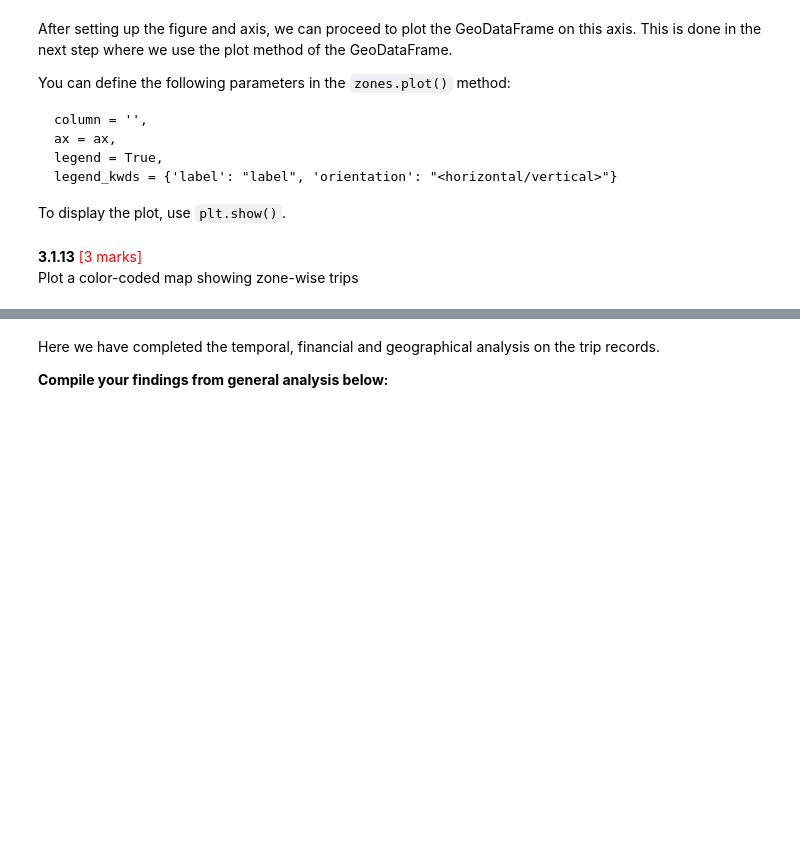
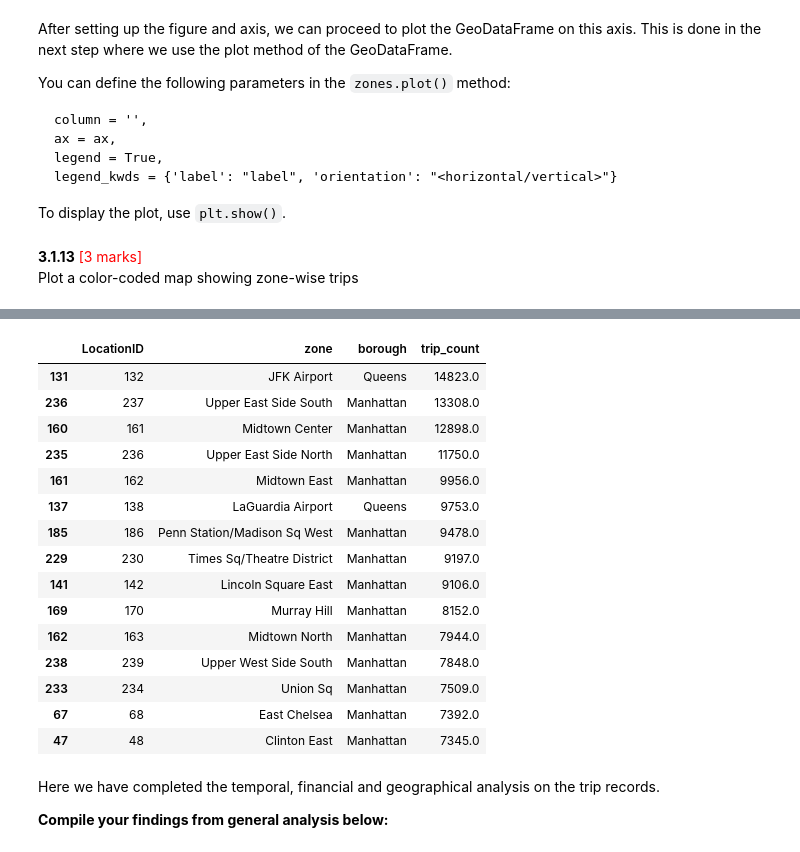
Before and after one commit to viswanathamveluri/epg-appliedai, a Jupyter notebook: assessment/EDA_Assg_NYC_Taxi_Starter.ipynb, the cells around one changed output, grey strips where cells are left out. Drawn from its saved outputs; the diff is of its cells as text; code cells hidden in the pictures; blank space fills up the shorter version.

```diff
--- a/assessment/EDA_Assg_NYC_Taxi_Starter.ipynb
+++ b/assessment/EDA_Assg_NYC_Taxi_Starter.ipynb
@@ -1970,5 +2238,40 @@ Plot a color-coded map showing zone-wise trips
 # %%
-# can you try displaying the zones DF sorted by the number of trips?
+# can you try displaying the zones DF
+# sorted by the number of trips?
+
+zones_sorted = (
+    zones_trips[
+        [
+            'LocationID',
+            'zone',
+            'borough',
+            'trip_count'
+        ]
+    ]
+    .sort_values(
+        by='trip_count',
+        ascending=False
+    )
+)
+
+zones_sorted.head(15)
+# %% [output]
+|  | LocationID | zone | borough | trip_count |
+| 131 | 132 | JFK Airport | Queens | 14823.0 |
+| 236 | 237 | Upper East Side South | Manhattan | 13308.0 |
+| 160 | 161 | Midtown Center | Manhattan | 12898.0 |
+| 235 | 236 | Upper East Side North | Manhattan | 11750.0 |
+| 161 | 162 | Midtown East | Manhattan | 9956.0 |
+| 137 | 138 | LaGuardia Airport | Queens | 9753.0 |
+| 185 | 186 | Penn Station/Madison Sq West | Manhattan | 9478.0 |
+| 229 | 230 | Times Sq/Theatre District | Manhattan | 9197.0 |
+| 141 | 142 | Lincoln Square East | Manhattan | 9106.0 |
+| 169 | 170 | Murray Hill | Manhattan | 8152.0 |
+| 162 | 163 | Midtown North | Manhattan | 7944.0 |
+| 238 | 239 | Upper West Side South | Manhattan | 7848.0 |
+| 233 | 234 | Union Sq | Manhattan | 7509.0 |
+| 67 | 68 | East Chelsea | Manhattan | 7392.0 |
+| 47 | 48 | Clinton East | Manhattan | 7345.0 |
 # %% [markdown]
 Here we have completed the temporal, financial and geographical analysis on the trip records.
 
```
Also changed, not shown: parts of 22 cells of this notebook.
